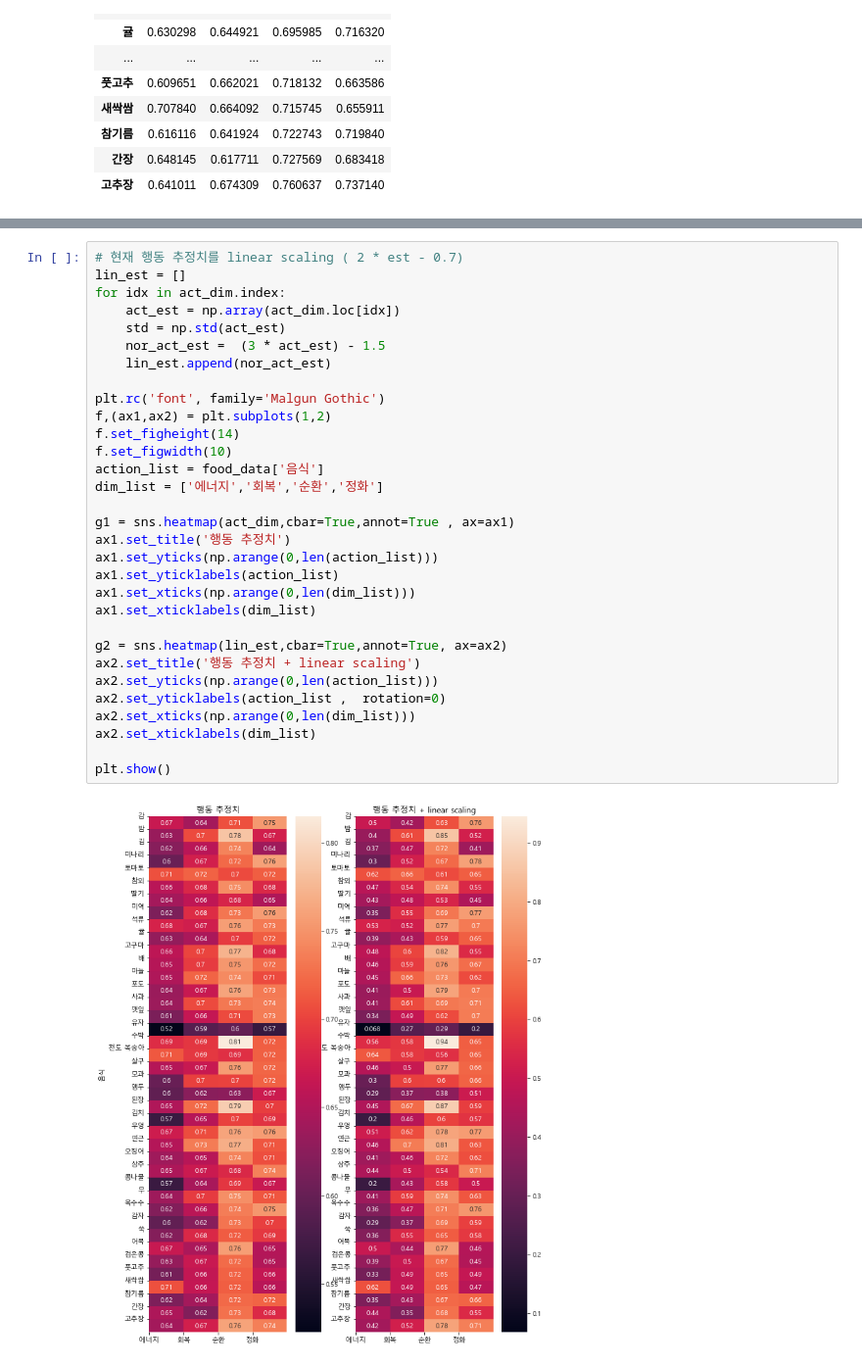
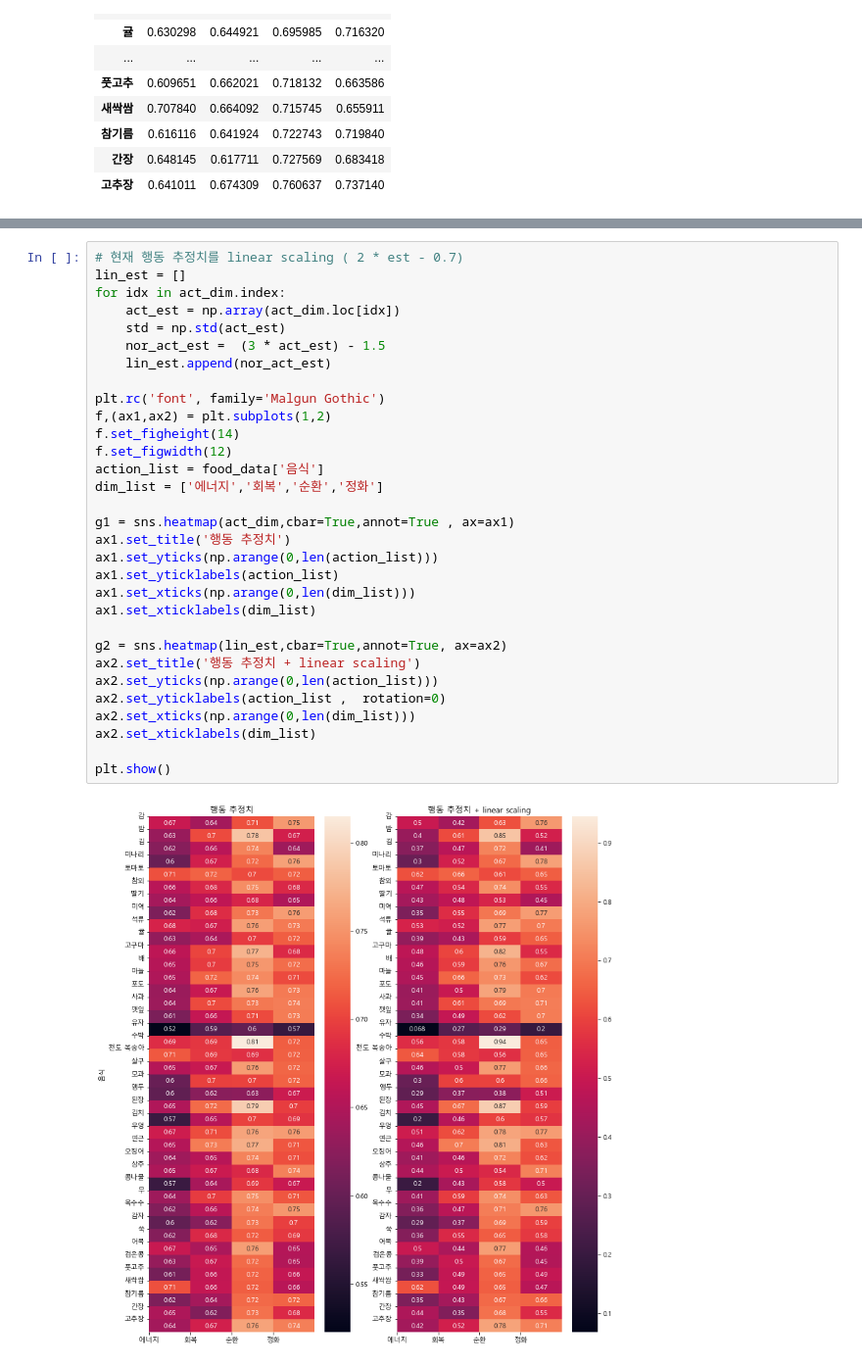
Before and after one commit to sigongjoa/BERT_simi, a Jupyter notebook: food2dim check.ipynb, the cells around one changed output, grey strips where cells are left out. Shown at 98% size. Drawn from its saved outputs; the diff is of its cells as text.

```diff
--- a/food2dim check.ipynb
+++ b/food2dim check.ipynb
@@ -309,34 +322,34 @@ plt.show()
 # 현재 행동 추정치를 linear scaling ( 2 * est - 0.7)
 lin_est = []
 for idx in act_dim.index:
     act_est = np.array(act_dim.loc[idx])
     std = np.std(act_est)
     nor_act_est =  (3 * act_est) - 1.5
     lin_est.append(nor_act_est)
 
 plt.rc('font', family='Malgun Gothic')
 f,(ax1,ax2) = plt.subplots(1,2)
 f.set_figheight(14)
-f.set_figwidth(10)
+f.set_figwidth(12)
 action_list = food_data['음식']
 dim_list = ['에너지','회복','순환','정화']
 
 g1 = sns.heatmap(act_dim,cbar=True,annot=True , ax=ax1)
 ax1.set_title('행동 추정치')
 ax1.set_yticks(np.arange(0,len(action_list)))
 ax1.set_yticklabels(action_list)
 ax1.set_xticks(np.arange(0,len(dim_list)))
 ax1.set_xticklabels(dim_list)
 
 g2 = sns.heatmap(lin_est,cbar=True,annot=True, ax=ax2)
 ax2.set_title('행동 추정치 + linear scaling')
 ax2.set_yticks(np.arange(0,len(action_list)))
 ax2.set_yticklabels(action_list ,  rotation=0)
 ax2.set_xticks(np.arange(0,len(dim_list)))
 ax2.set_xticklabels(dim_list)
 
 plt.show()
 # %% [output]
-[figure, old version]
+[figure, new version]
 # %%
 from sklearn.preprocessing import MinMaxScaler
```
Also changed, not shown: parts of 3 cells of this notebook, 2 other files.
